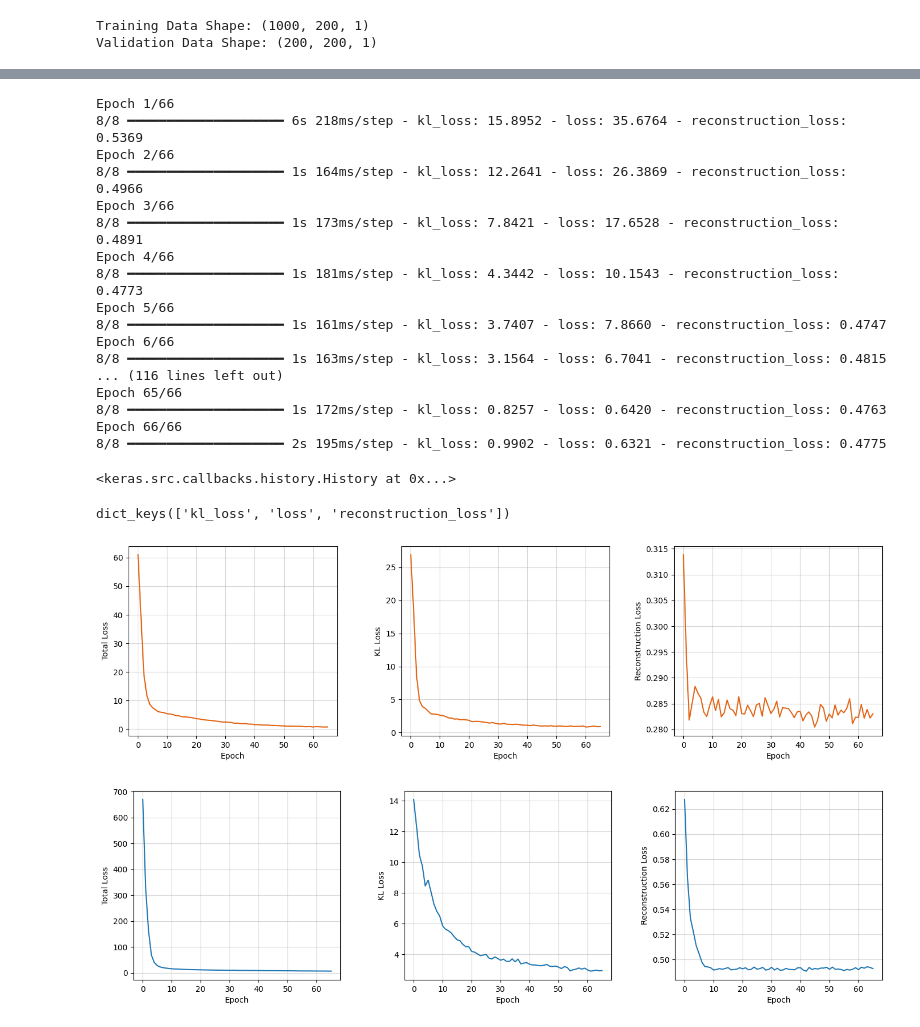
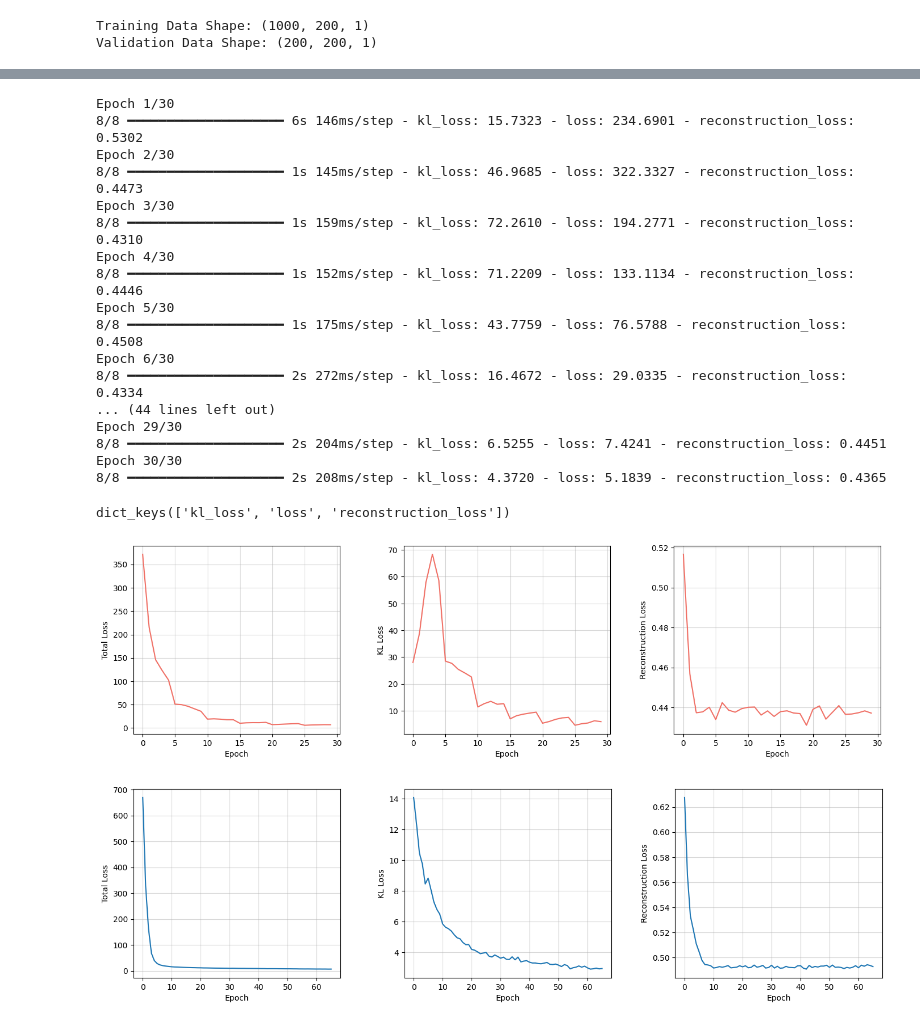
Before and after one commit to Sandra-Es/-Temporal-VAE-with-a-Markovian-Prior, a Jupyter notebook: Variational_Autoencoder_markovPrior.ipynb, the cells around one changed output, grey strips where cells are left out. Drawn from its saved outputs; the diff is of its cells as text; code cells hidden in the pictures.

Commit message:
monotonic scheduling

```diff
--- a/Variational_Autoencoder_markovPrior.ipynb
+++ b/Variational_Autoencoder_markovPrior.ipynb
@@ -337,6 +337,13 @@ def A_poly(A, power):
     """
     if power == 0: return 1
     return pow(A,power) + A_poly(A, power-1)
+# %%
+def get_beta_linear(step, warmup_steps, beta_max=4.0):
+    return tf.minimum(beta_max, beta_max * (step / tf.cast(warmup_steps, tf.float32)))
+
+def get_beta_cyclic(step, warmup_steps, beta_max=4.0):
+    cycle_pos = tf.math.floormod(step, warmup_steps)
+    return beta_max * (tf.cast(cycle_pos, tf.float32) / warmup_steps)
 # %%
 class VAE(keras.Model):
     def __init__(self, encoder, decoder, smoothing, transition, latent_dim, transition_matrix_A, prior_covariance,  Markov_Prior =0, **kwargs):
@@ -365,6 +372,9 @@ class VAE(keras.Model):
         self.total_loss_tracker = keras.metrics.Mean(name="total_loss")
         self.reconstruction_loss_tracker = keras.metrics.Mean(name="reconstruction_loss")
         self.kl_loss_tracker = keras.metrics.Mean(name="kl_loss")
+
+        #Beta
+        self.beta = tf.Variable(0.0, trainable=False, dtype=tf.float32)
 
     @property
     def metrics(self):
@@ -420,9 +430,12 @@ class VAE(keras.Model):
 
           total_kl_loss = log_pzt1_bt1 + log_pzt2_zt1 -log_pzt2_bt2  -log_qzt1_zt2bt1bt2
 
+          #calculating beta for beta scheduling
+          step = tf.cast(self.optimizer.iterations, tf.float32)  # global batch-count
+          β = get_beta_cyclic(step, warmup_steps=10, beta_max=4.0)
+          self.beta.assign(β)
 
-
-          total_loss = tf.reduce_mean(reconstruction_loss - total_kl_loss)
+          total_loss = tf.reduce_mean(reconstruction_loss - β*total_kl_loss)
 
 
 
@@ -470,9 +483,12 @@ class VAE(keras.Model):
 
           total_kl_loss = log_pzt1_bt1 + log_pzt2_zt1 -log_pzt2_bt2  -log_qzt1_zt2bt1bt2
 
+          #calculating beta for beta scheduling
+          step = tf.cast(self.optimizer.iterations, tf.float32)  # global batch-count
+          β = get_beta_cyclic(step, warmup_steps=10, beta_max=4.0)
+          self.beta.assign(β)
 
-
-          total_loss = tf.reduce_mean(reconstruction_loss - total_kl_loss)
+          total_loss = tf.reduce_mean(reconstruction_loss - β*total_kl_loss)
 
 
             # Total loss
@@ -485,7 +501,7 @@ class VAE(keras.Model):
       # Track losses TODO: uncomment this once done diagnosing
       self.total_loss_tracker.update_state(total_loss)
       self.reconstruction_loss_tracker.update_state(reconstruction_loss)
-      self.kl_loss_tracker.update_state(-1*kl_loss)
+      self.kl_loss_tracker.update_state(-1*β*kl_loss)
 
       #self.total_loss_tracker.update_state(total_loss)
       #self.reconstruction_loss_tracker.update_state(reconstruction_loss)
@@ -498,7 +514,7 @@ class VAE(keras.Model):
       }
 # %%
 # Recreate the model
-vae = VAE(encoder, decoder, smoothing, transition, latent_dim, A, cov, 1)
+vae = VAE(encoder, decoder, smoothing, transition, latent_dim, A, cov, 0)
 vae.compile(optimizer=keras.optimizers.Adam())
 
 # try:
@@ -507,28 +523,27 @@ vae.compile(optimizer=keras.optimizers.Adam())
 #     initial_weights = vae.get_weights()
 
 #vae.fit(sequences, epochs=200, batch_size=128)
-vae.fit(X_train, epochs=66, batch_size=128)#, validation_data=(X_val,X_val))
+history =vae.fit(X_train, epochs=30, batch_size=128)#, validation_data=(X_val,X_val))
 
 #vae.save_weights("markov_final_weights.weights.h5")
 # %% [output]
-Epoch 1/66
-8/8 ━━━━━━━━━━━━━━━━━━━━ 6s 218ms/step - kl_loss: 15.8952 - loss: 35.6764 - reconstruction_loss: 0.5369
-Epoch 2/66
-8/8 ━━━━━━━━━━━━━━━━━━━━ 1s 164ms/step - kl_loss: 12.2641 - loss: 26.3869 - reconstruction_loss: 0.4966
-Epoch 3/66
-8/8 ━━━━━━━━━━━━━━━━━━━━ 1s 173ms/step - kl_loss: 7.8421 - loss: 17.6528 - reconstruction_loss: 0.4891
-Epoch 4/66
-8/8 ━━━━━━━━━━━━━━━━━━━━ 1s 181ms/step - kl_loss: 4.3442 - loss: 10.1543 - reconstruction_loss: 0.4773
-Epoch 5/66
-8/8 ━━━━━━━━━━━━━━━━━━━━ 1s 161ms/step - kl_loss: 3.7407 - loss: 7.8660 - reconstruction_loss: 0.4747
-Epoch 6/66
-8/8 ━━━━━━━━━━━━━━━━━━━━ 1s 163ms/step - kl_loss: 3.1564 - loss: 6.7041 - reconstruction_loss: 0.4815
-... (116 lines left out)
-Epoch 65/66
-8/8 ━━━━━━━━━━━━━━━━━━━━ 1s 172ms/step - kl_loss: 0.8257 - loss: 0.6420 - reconstruction_loss: 0.4763
-Epoch 66/66
-8/8 ━━━━━━━━━━━━━━━━━━━━ 2s 195ms/step - kl_loss: 0.9902 - loss: 0.6321 - reconstruction_loss: 0.4775
+Epoch 1/30
+8/8 ━━━━━━━━━━━━━━━━━━━━ 6s 146ms/step - kl_loss: 15.7323 - loss: 234.6901 - reconstruction_loss: 0.5302
+Epoch 2/30
+8/8 ━━━━━━━━━━━━━━━━━━━━ 1s 145ms/step - kl_loss: 46.9685 - loss: 322.3327 - reconstruction_loss: 0.4473
+Epoch 3/30
+8/8 ━━━━━━━━━━━━━━━━━━━━ 1s 159ms/step - kl_loss: 72.2610 - loss: 194.2771 - reconstruction_loss: 0.4310
+Epoch 4/30
+8/8 ━━━━━━━━━━━━━━━━━━━━ 1s 152ms/step - kl_loss: 71.2209 - loss: 133.1134 - reconstruction_loss: 0.4446
+Epoch 5/30
+8/8 ━━━━━━━━━━━━━━━━━━━━ 1s 175ms/step - kl_loss: 43.7759 - loss: 76.5788 - reconstruction_loss: 0.4508
+Epoch 6/30
+8/8 ━━━━━━━━━━━━━━━━━━━━ 2s 272ms/step - kl_loss: 16.4672 - loss: 29.0335 - reconstruction_loss: 0.4334
+... (44 lines left out)
+Epoch 29/30
+8/8 ━━━━━━━━━━━━━━━━━━━━ 2s 204ms/step - kl_loss: 6.5255 - loss: 7.4241 - reconstruction_loss: 0.4451
+Epoch 30/30
+8/8 ━━━━━━━━━━━━━━━━━━━━ 2s 208ms/step - kl_loss: 4.3720 - loss: 5.1839 - reconstruction_loss: 0.4365
-<keras.src.callbacks.history.History at 0x...>
 # %%
 markov_history = np.load("markov_history.npy", allow_pickle=True).item()
 dense_history = np.load("dense_history.npy", allow_pickle=True).item()
@@ -536,10 +551,10 @@ dense_history = np.load("dense_history.npy", allow_pickle=True).item()
 markov_history.keys()
 # %% [output]
 dict_keys(['kl_loss', 'loss', 'reconstruction_loss'])
-# %%
-plot_results(markov_history)
-# %% [output]
-[figure, removed]
+# %%
+plot_results(history.history)
+# %% [output]
+[figure, added]
 # %%
 plot_results(dense_history)
 # %% [output]
```
Also changed, not shown: parts of 5 cells of this notebook, 1 other file.
